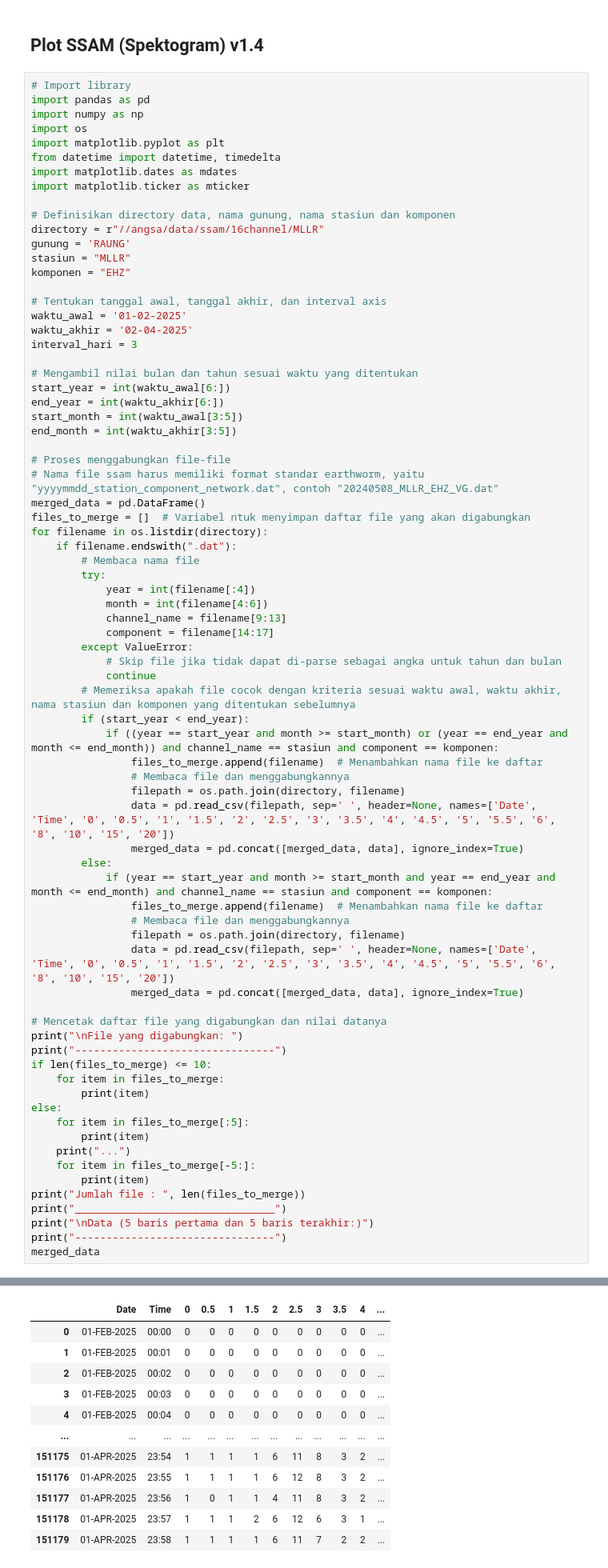
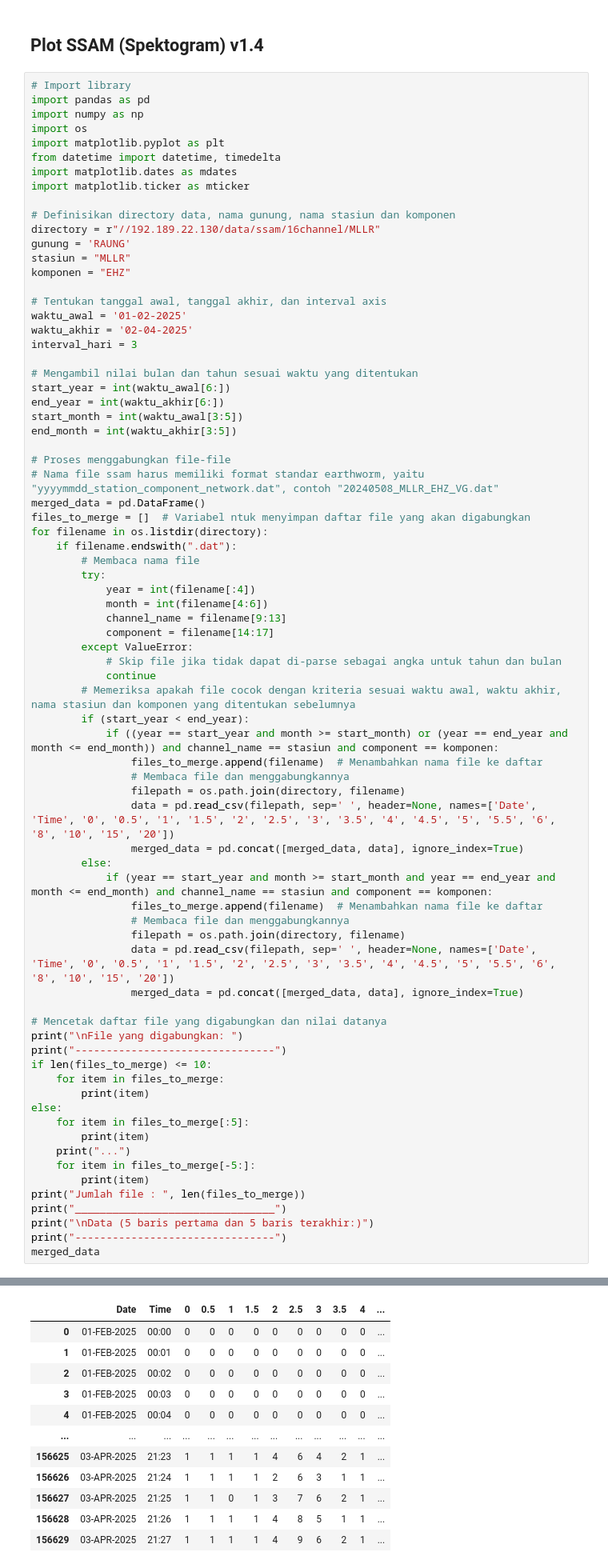
Before and after one commit to mukijo-r/graph-eval-ga, a Jupyter notebook: Plot_SSAM_v1.4.ipynb, the cells around one changed output, grey strips where cells are left out. Shown at 80% size. Drawn from its saved outputs; the diff is of its cells as text.

```diff
--- a/Plot_SSAM_v1.4.ipynb
+++ b/Plot_SSAM_v1.4.ipynb
@@ -11,7 +11,7 @@ import matplotlib.dates as mdates
 import matplotlib.ticker as mticker
 
 # Definisikan directory data, nama gunung, nama stasiun dan komponen
-directory = r"//angsa/data/ssam/16channel/MLLR"
+directory = r"//192.189.22.130/data/ssam/16channel/MLLR"
 gunung = 'RAUNG'
 stasiun = "MLLR"
 komponen = "EHZ"
@@ -93,16 +93,16 @@ Jumlah file :  112
 ________________________________
 
 Data (5 baris pertama dan 5 baris terakhir:)
 --------------------------------
 |  | Date | Time | 0 | 0.5 | 1 | 1.5 | 2 | 2.5 | 3 | 3.5 | 4 | ... |
 | 0 | 01-FEB-2025 | 00:00 | 0 | 0 | 0 | 0 | 0 | 0 | 0 | 0 | 0 | ... |
 | 1 | 01-FEB-2025 | 00:01 | 0 | 0 | 0 | 0 | 0 | 0 | 0 | 0 | 0 | ... |
 | 2 | 01-FEB-2025 | 00:02 | 0 | 0 | 0 | 0 | 0 | 0 | 0 | 0 | 0 | ... |
 | 3 | 01-FEB-2025 | 00:03 | 0 | 0 | 0 | 0 | 0 | 0 | 0 | 0 | 0 | ... |
 | 4 | 01-FEB-2025 | 00:04 | 0 | 0 | 0 | 0 | 0 | 0 | 0 | 0 | 0 | ... |
 | ... | ... | ... | ... | ... | ... | ... | ... | ... | ... | ... | ... | ... |
-| 151175 | 01-APR-2025 | 23:54 | 1 | 1 | 1 | 1 | 6 | 11 | 8 | 3 | 2 | ... |
-| 151176 | 01-APR-2025 | 23:55 | 1 | 1 | 1 | 1 | 6 | 12 | 8 | 3 | 2 | ... |
-| 151177 | 01-APR-2025 | 23:56 | 1 | 0 | 1 | 1 | 4 | 11 | 8 | 3 | 2 | ... |
-| 151178 | 01-APR-2025 | 23:57 | 1 | 1 | 1 | 2 | 6 | 12 | 6 | 3 | 1 | ... |
-| 151179 | 01-APR-2025 | 23:58 | 1 | 1 | 1 | 1 | 6 | 11 | 7 | 2 | 2 | ... |
+| 156625 | 03-APR-2025 | 21:23 | 1 | 1 | 1 | 1 | 4 | 6 | 4 | 2 | 1 | ... |
+| 156626 | 03-APR-2025 | 21:24 | 1 | 1 | 1 | 1 | 2 | 6 | 3 | 1 | 1 | ... |
+| 156627 | 03-APR-2025 | 21:25 | 1 | 1 | 0 | 1 | 3 | 7 | 6 | 2 | 1 | ... |
+| 156628 | 03-APR-2025 | 21:26 | 1 | 1 | 1 | 1 | 4 | 8 | 5 | 1 | 1 | ... |
+| 156629 | 03-APR-2025 | 21:27 | 1 | 1 | 1 | 1 | 4 | 9 | 6 | 2 | 1 | ... |
```
Also changed, not shown: parts of 1 cell of this notebook.
